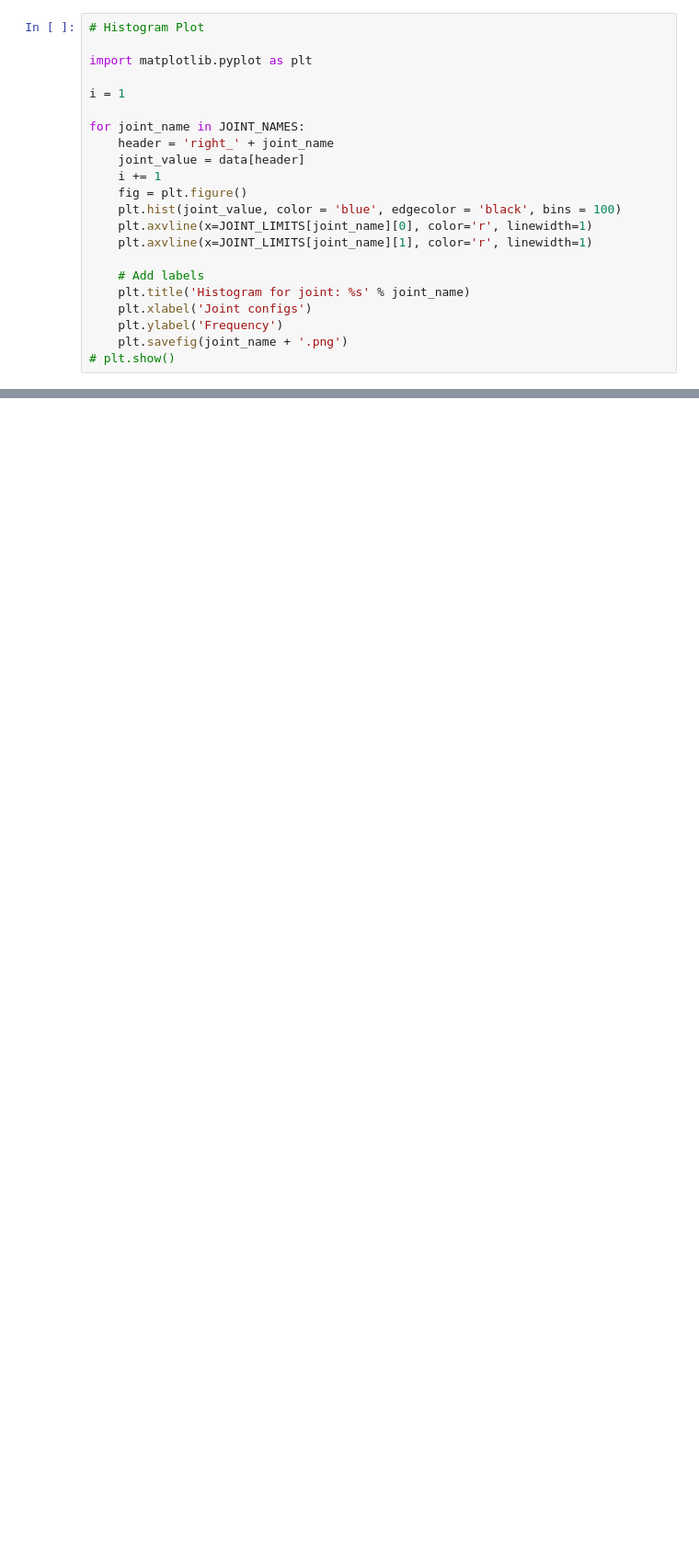
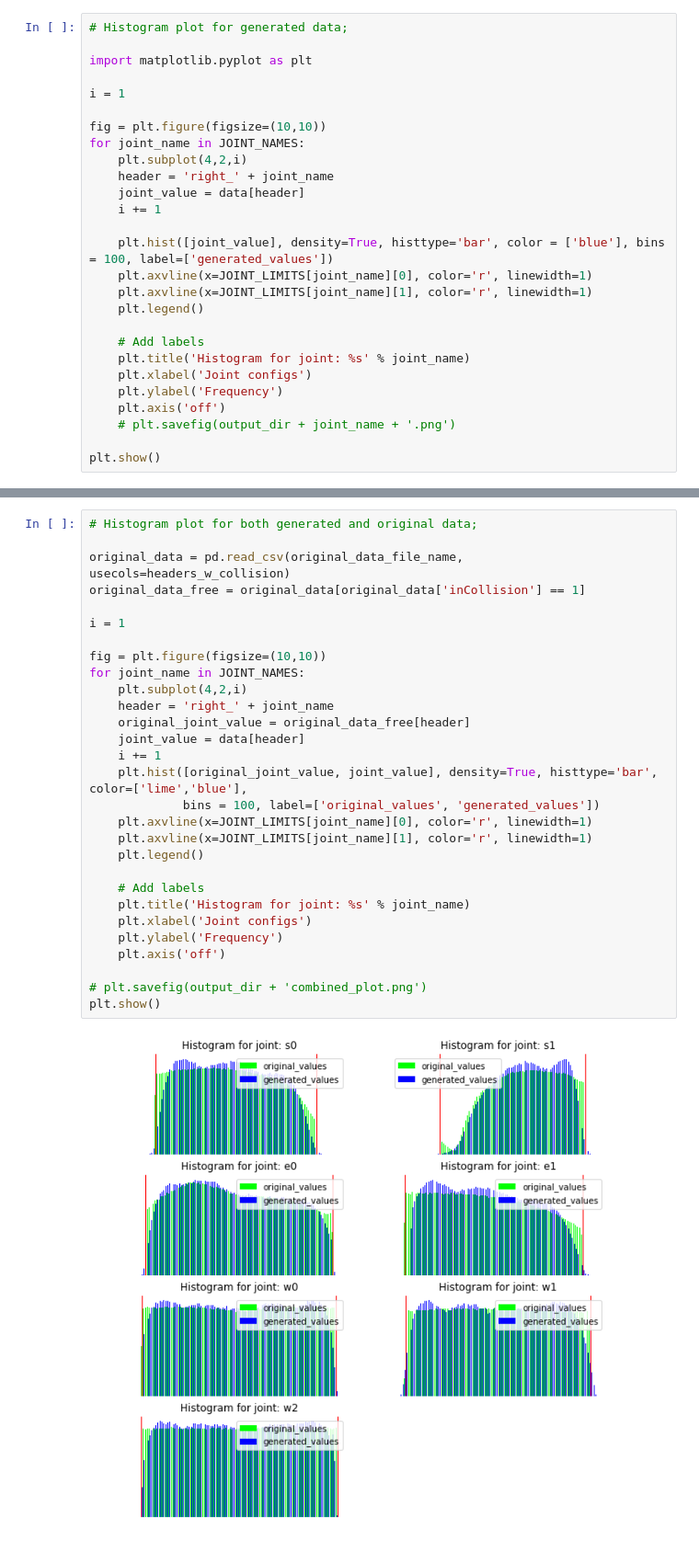
Before and after one commit to jamesdi1993/baxter-generative-learning, a Jupyter notebook: notebooks/self_collision_data_analysis.ipynb, the cells around one changed output, grey strips where cells are left out. Shown at 92% size. Saved outputs shown, nothing was run; the diff lists cells and outputs as text; blank space fills up the shorter version.

```diff
--- a/notebooks/self_collision_data_analysis.ipynb
+++ b/notebooks/self_collision_data_analysis.ipynb
@@ -53,24 +55,29 @@ The median is: 1.193898635625839;
 The joint limits for the range is: [-3.059, 3.059]
 -----------------
 # %%
-# Histogram Plot
+# Histogram plot for generated data;
 
 import matplotlib.pyplot as plt
 
 i = 1
 
+fig = plt.figure(figsize=(10,10))
 for joint_name in JOINT_NAMES:
+    plt.subplot(4,2,i)
     header = 'right_' + joint_name
     joint_value = data[header]
     i += 1
-    fig = plt.figure()
-    plt.hist(joint_value, color = 'blue', edgecolor = 'black', bins = 100)
+
+    plt.hist([joint_value], density=True, histtype='bar', color = ['blue'], bins = 100, label=['generated_values'])
     plt.axvline(x=JOINT_LIMITS[joint_name][0], color='r', linewidth=1)
     plt.axvline(x=JOINT_LIMITS[joint_name][1], color='r', linewidth=1)
+    plt.legend()
 
     # Add labels
     plt.title('Histogram for joint: %s' % joint_name)
     plt.xlabel('Joint configs')
     plt.ylabel('Frequency')
-    plt.savefig(joint_name + '.png')
-# plt.show()
+    plt.axis('off')
+    # plt.savefig(output_dir + joint_name + '.png')
+
+plt.show()
@@ -76,0 +86,31 @@ for joint_name in JOINT_NAMES:
+# %%
+# Histogram plot for both generated and original data;
+
+original_data = pd.read_csv(original_data_file_name, usecols=headers_w_collision)
+original_data_free = original_data[original_data['inCollision'] == 1]
+
+i = 1
+
+fig = plt.figure(figsize=(10,10))
+for joint_name in JOINT_NAMES:
+    plt.subplot(4,2,i)
+    header = 'right_' + joint_name
+    original_joint_value = original_data_free[header]
+    joint_value = data[header]
+    i += 1
+    plt.hist([original_joint_value, joint_value], density=True, histtype='bar', color=['lime','blue'],
+             bins = 100, label=['original_values', 'generated_values'])
+    plt.axvline(x=JOINT_LIMITS[joint_name][0], color='r', linewidth=1)
+    plt.axvline(x=JOINT_LIMITS[joint_name][1], color='r', linewidth=1)
+    plt.legend()
+
+    # Add labels
+    plt.title('Histogram for joint: %s' % joint_name)
+    plt.xlabel('Joint configs')
+    plt.ylabel('Frequency')
+    plt.axis('off')
+
+# plt.savefig(output_dir + 'combined_plot.png')
+plt.show()
+# %% [output]
+[figure, added]
```
Also changed, not shown: parts of 4 cells of this notebook, 14 other files.
